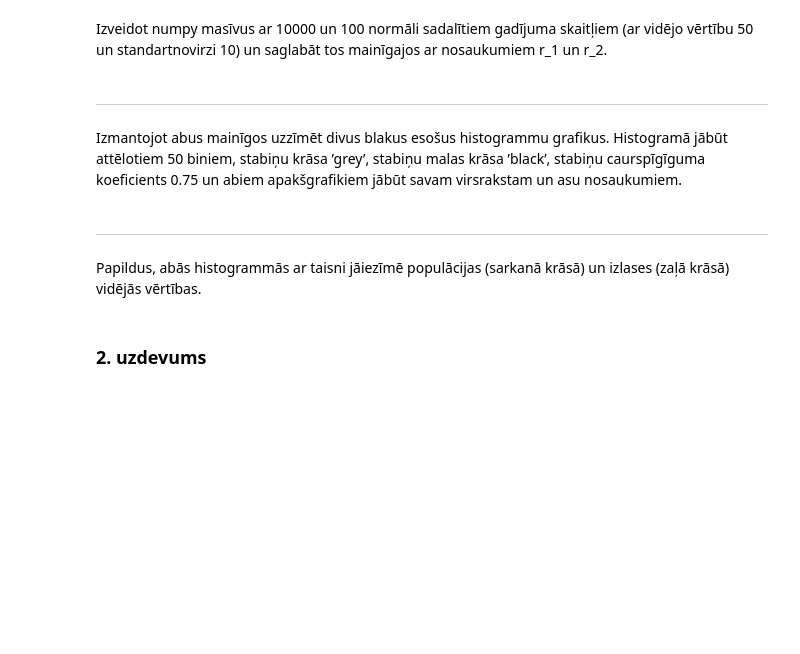
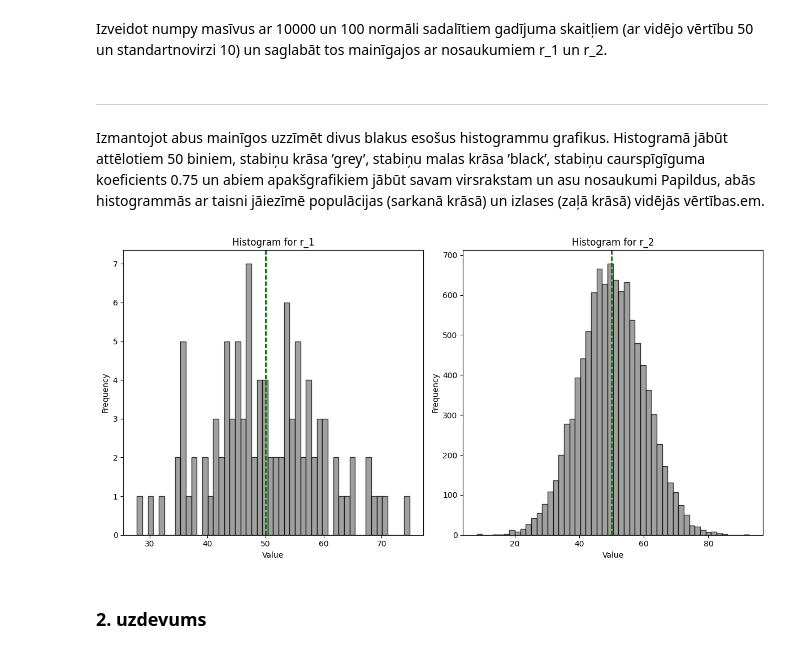
Before and after one commit to eduardblumental/lu-msc-math-and-data-science, a Jupyter notebook: Matemātiskās metodes ar Python, R un Matlab/homeworks/HW4_Blumentals.ipynb, the cells around one changed output. Saved outputs shown, nothing was run; the diff lists cells and outputs as text; code cells hidden in the pictures; blank space fills up the shorter version.

Commit message:
First exercise done, histograms drawn.

```diff
--- a/Matemātiskās metodes ar Python, R un Matlab/homeworks/HW4_Blumentals.ipynb
+++ b/Matemātiskās metodes ar Python, R un Matlab/homeworks/HW4_Blumentals.ipynb
@@ -8,13 +13,45 @@ vērtību 50 un standartnovirzi 10) un saglabāt tos mainīgajos ar nosaukumiem
+# %%
+# Seed for reproducibility
+np.random.seed(777)
+
+# Generate the data
+r_1 = np.random.normal(50, 10, 100)
+r_2 = np.random.normal(50, 10, 10000)
 # %% [markdown]
 ***
 Izmantojot abus mainīgos uzzīmēt divus blakus esošus histogrammu grafikus. Histogramā
 jābūt attēlotiem 50 biniem, stabiņu krāsa ’grey’, stabiņu malas krāsa ’black’, stabiņu
 caurspīgīguma koeficients 0.75 un abiem apakšgrafikiem jābūt savam virsrakstam un asu
-nosaukumiem.
+nosaukumi Papildus, abās histogrammās ar taisni jāiezīmē populācijas (sarkanā krāsā) un izlases (zaļā krāsā) vidējās vērtības.em.
-# %% [markdown]
-***
-Papildus, abās histogrammās ar taisni jāiezīmē populācijas (sarkanā krāsā) un izlases (zaļā
-krāsā) vidējās vērtības.
+# %%
+# Setting up the figure and axes
+fig, (ax1, ax2) = plt.subplots(1, 2, figsize=(12, 6))
+
+# Plotting histograms
+ax1.hist(r_1, bins=50, color='grey', edgecolor='black', alpha=0.75)
+ax2.hist(r_2, bins=50, color='grey', edgecolor='black', alpha=0.75)
+
+# Setting titles and labels
+ax1.set_title('Histogram for r_1')
+ax2.set_title('Histogram for r_2')
+ax1.set_xlabel('Value')
+ax2.set_xlabel('Value')
+ax1.set_ylabel('Frequency')
+ax2.set_ylabel('Frequency')
+
+# Population mean (red) and sample mean (green) for r_1
+ax1.axvline(50, color='red', linestyle='dashed', linewidth=1.5)
+ax1.axvline(np.mean(r_1), color='green', linestyle='dashed', linewidth=1.5)
+
+# Population mean (red) and sample mean (green) for r_2
+ax2.axvline(50, color='red', linestyle='dashed', linewidth=1.5)
+ax2.axvline(np.mean(r_2), color='green', linestyle='dashed', linewidth=1.5)
+
+# Show the plots
+plt.tight_layout()
+plt.show()
+# %% [output]
+[figure, added]
 # %% [markdown]
 ### 2. uzdevums
 # %% [markdown]
```
Also changed, not shown: parts of 1 cell of this notebook.
